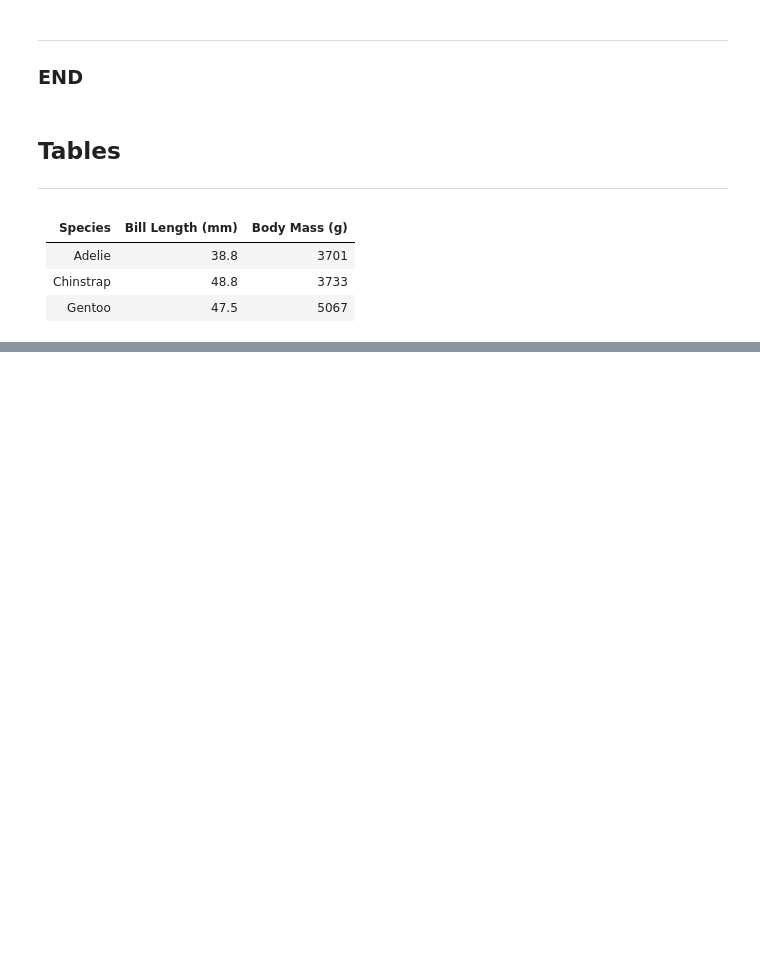
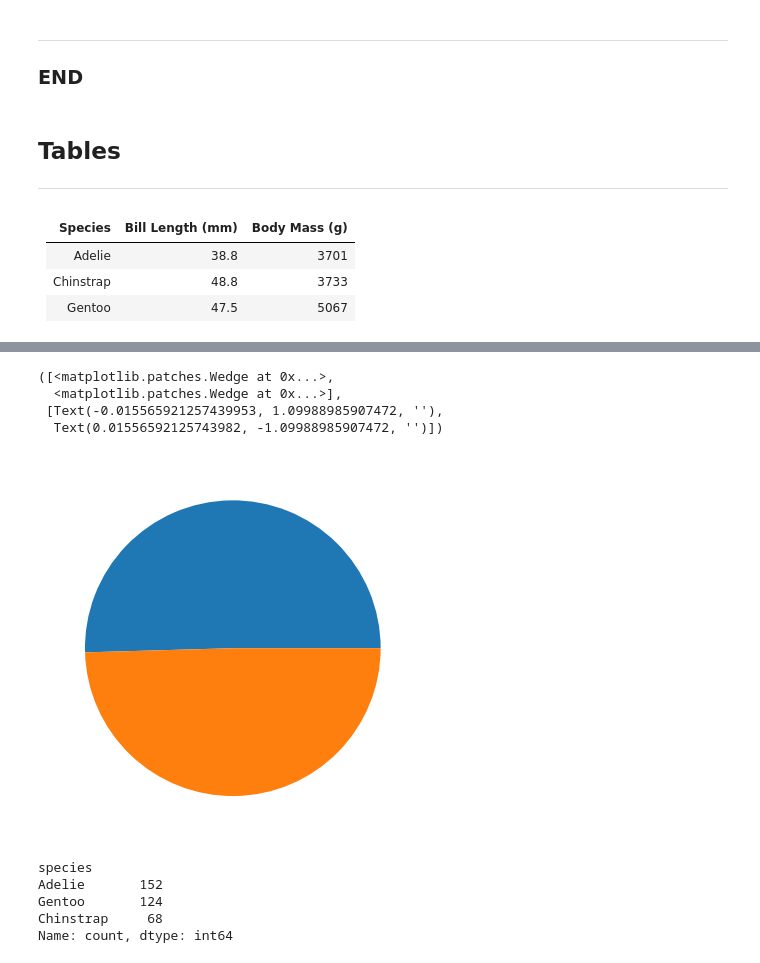
Before and after one commit to RobAstur/Principles-of-data-analytics-, a Jupyter notebook: penguins.ipynb, the cells around one changed output, grey strips where cells are left out. Cells and saved outputs as stored; diff of their text form; code cells hidden in the pictures; blank space fills up the shorter version.

```diff
--- a/penguins.ipynb
+++ b/penguins.ipynb
@@ -133,0 +187,18 @@ $ f(x) = x^2$
+# %%
+#count the number of penguins of each sex
+plt.pie (df ["sex"].value_counts())
+# %% [output]
+([<matplotlib.patches.Wedge at 0x...>,
+  <matplotlib.patches.Wedge at 0x...>],
+ [Text(-0.015565921257439953, 1.09988985907472, ''),
+  Text(0.01556592125743982, -1.09988985907472, '')])
+[figure, added]
+# %%
+x = df ["species"].value_counts()
+print(x)
+# %% [output]
+species
+Adelie       152
+Gentoo       124
+Chinstrap     68
+Name: count, dtype: int64
```
Also changed, not shown: parts of 19 cells of this notebook, 3 other files.
